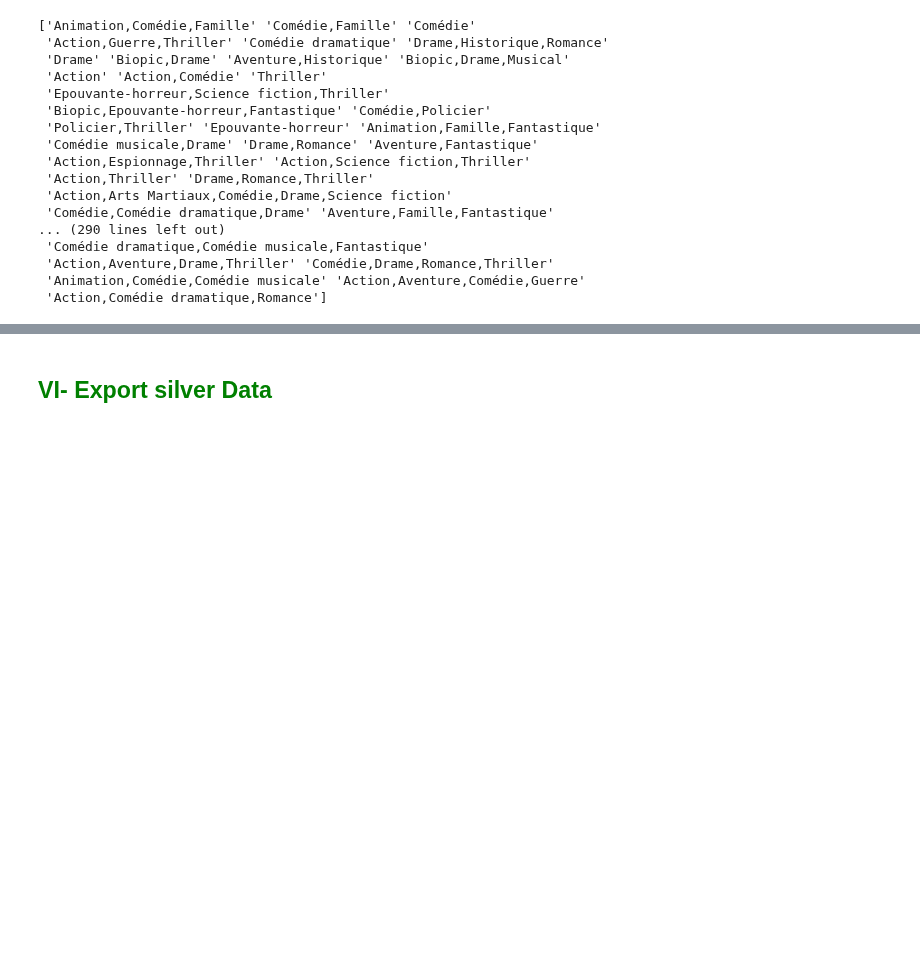
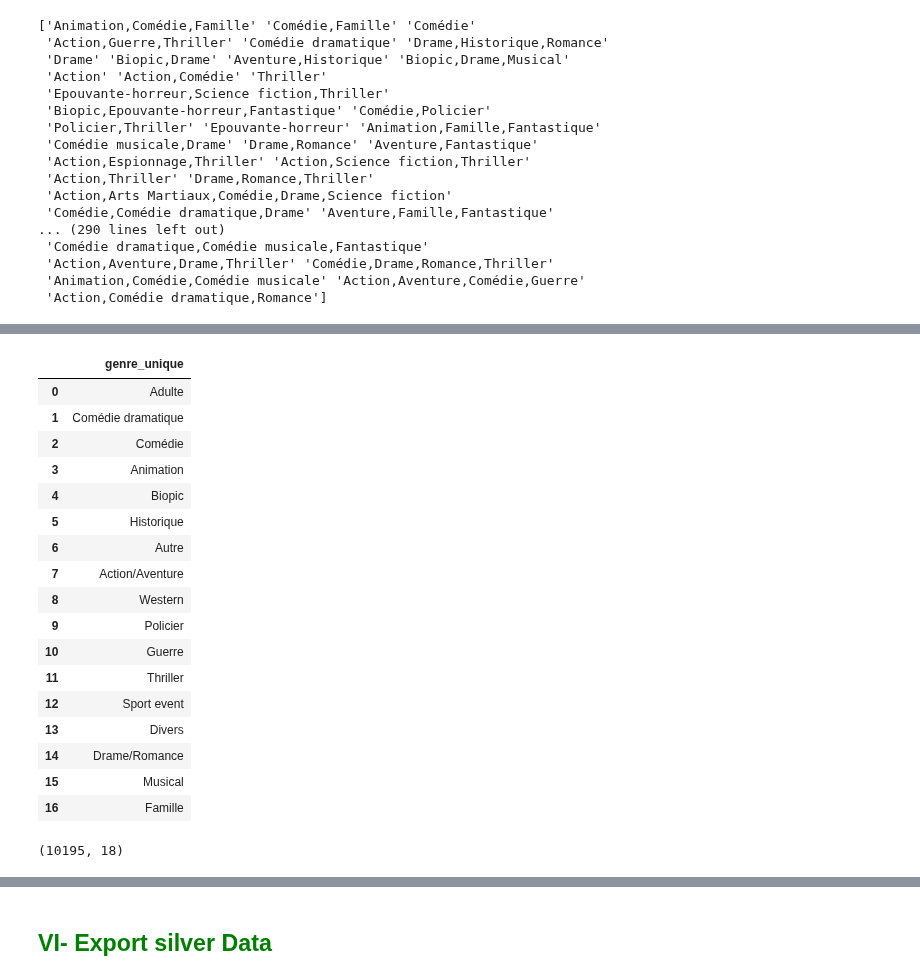
Before and after one commit to RolaMmss/prevoir_la_popularite_d_un_film, a Jupyter notebook: machine_learning/nettoyage_data.ipynb, the cells around one changed output, grey strips where cells are left out. Cells and saved outputs as stored; diff of their text form; code cells hidden in the pictures; blank space fills up the shorter version.

```diff
--- a/machine_learning/nettoyage_data.ipynb
+++ b/machine_learning/nettoyage_data.ipynb
@@ -299,0 +460,32 @@ data_propre = nettoyage_qualita(data_propre)
+# %%
+# Séparation des genres pour obtenir une liste de genres
+genres_list = data_propre['genre'].str.split(',')
+# Création d'un nouveau DataFrame avec les valeurs uniques des genres
+unique_genres_df = pd.DataFrame({'genre_unique': pd.Series(list(set([genre for sublist in genres_list for genre in sublist])))})
+
+# Sauvegarde du DataFrame dans un nouveau fichier CSV
+unique_genres_df.to_csv('genres_uniques.csv', index=False)
+unique_genres_df
+# %% [output]
+|  | genre_unique |
+| 0 | Adulte |
+| 1 | Comédie dramatique |
+| 2 | Comédie |
+| 3 | Animation |
+| 4 | Biopic |
+| 5 | Historique |
+| 6 | Autre |
+| 7 | Action/Aventure |
+| 8 | Western |
+| 9 | Policier |
+| 10 | Guerre |
+| 11 | Thriller |
+| 12 | Sport event |
+| 13 | Divers |
+| 14 | Drame/Romance |
+| 15 | Musical |
+| 16 | Famille |
+# %%
+data_propre.shape
+# %% [output]
+(10195, 18)
```
Also changed, not shown: parts of 37 cells of this notebook, 8 other files.
